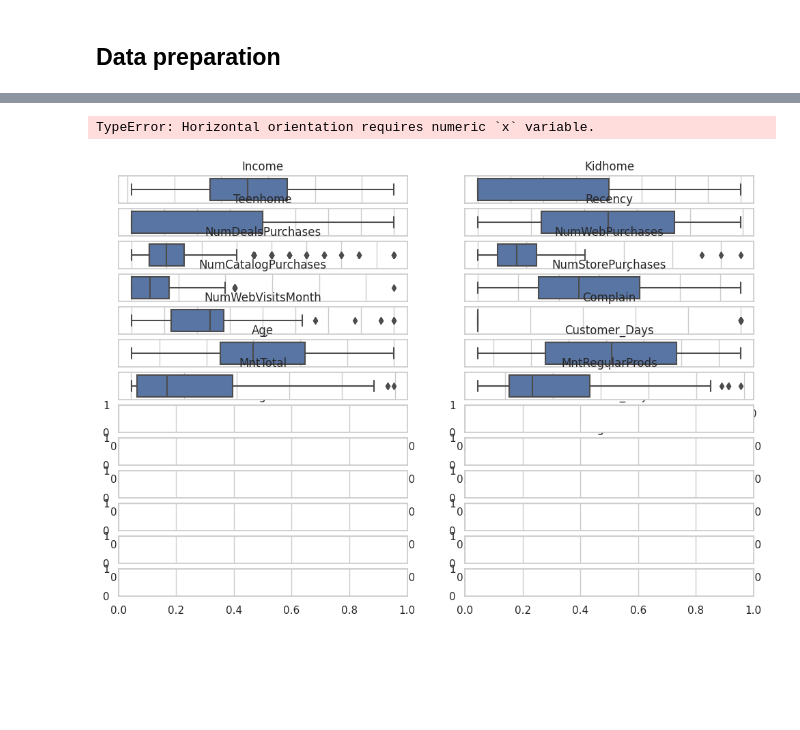
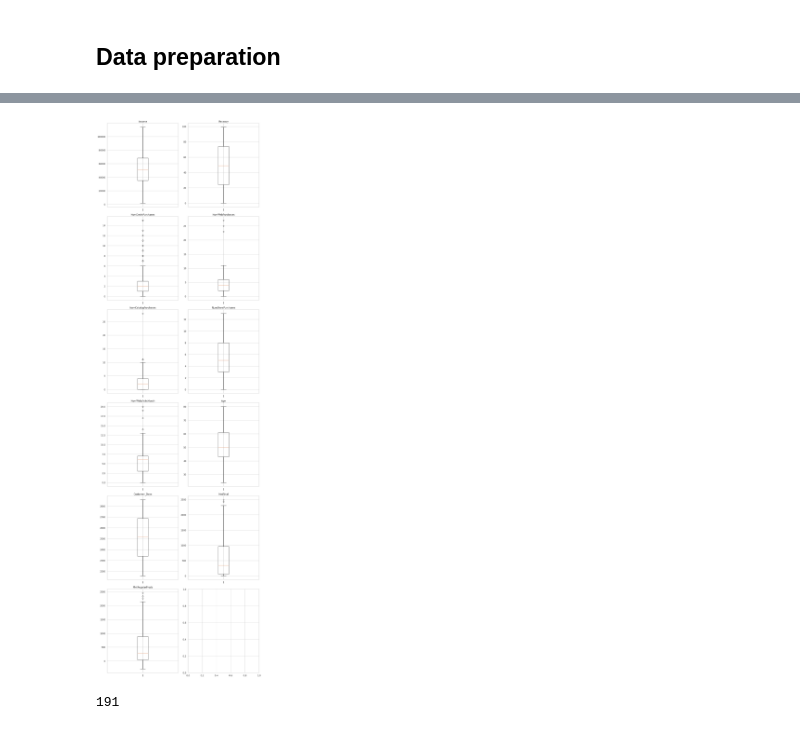
Before and after one commit to petrugeral/Marketing_Analytics, a Jupyter notebook: ifood_marketing_analytics/workspace.ipynb, the cells around one changed output, grey strips where cells are left out. Drawn from its saved outputs; the diff is of its cells as text; code cells hidden in the pictures; blank space fills up the shorter version.

```diff
--- a/ifood_marketing_analytics/workspace.ipynb
+++ b/ifood_marketing_analytics/workspace.ipynb
@@ -716,0 +722,2 @@ plt.grid(False)
+# %%
+df = df.drop_duplicates()
@@ -732,15 +758,21 @@ Text(0.5, 1.0, 'Income')
+# %%
+x_numeric = x[['Income','Recency', 'NumDealsPurchases',
+       'NumWebPurchases', 'NumCatalogPurchases', 'NumStorePurchases',
+       'NumWebVisitsMonth','Age', 'Customer_Days', 'MntTotal',
+       'MntRegularProds']]
 # %%
-fig, axes = plt.subplots(int(len(x.columns)/2), 2, figsize=(12, 8))
+fig, axes = plt.subplots(6, 2, figsize=(12, 40))
 
-# Loop para criar subplots e boxplots
-for i, column in enumerate(x.columns):
+for i, column in enumerate(x_numeric.columns):
     row, col = divmod(i, 2)
-    sns.boxplot(x=x[column], ax=axes[row, col])  # Especificamos x=x[column] aqui
+    axes[row, col].boxplot(x_numeric[column])
     axes[row, col].set_title(column)
 
-# Ajuste o layout para evitar sobreposição
 plt.tight_layout()
 plt.show()
 # %% [output]
-TypeError: Horizontal orientation requires numeric `x` variable.
-[figure, old version]
+[figure, new version]
+# %%
+x.duplicated().sum()
+# %% [output]
+191
```
Also changed, not shown: parts of 11 cells of this notebook.
